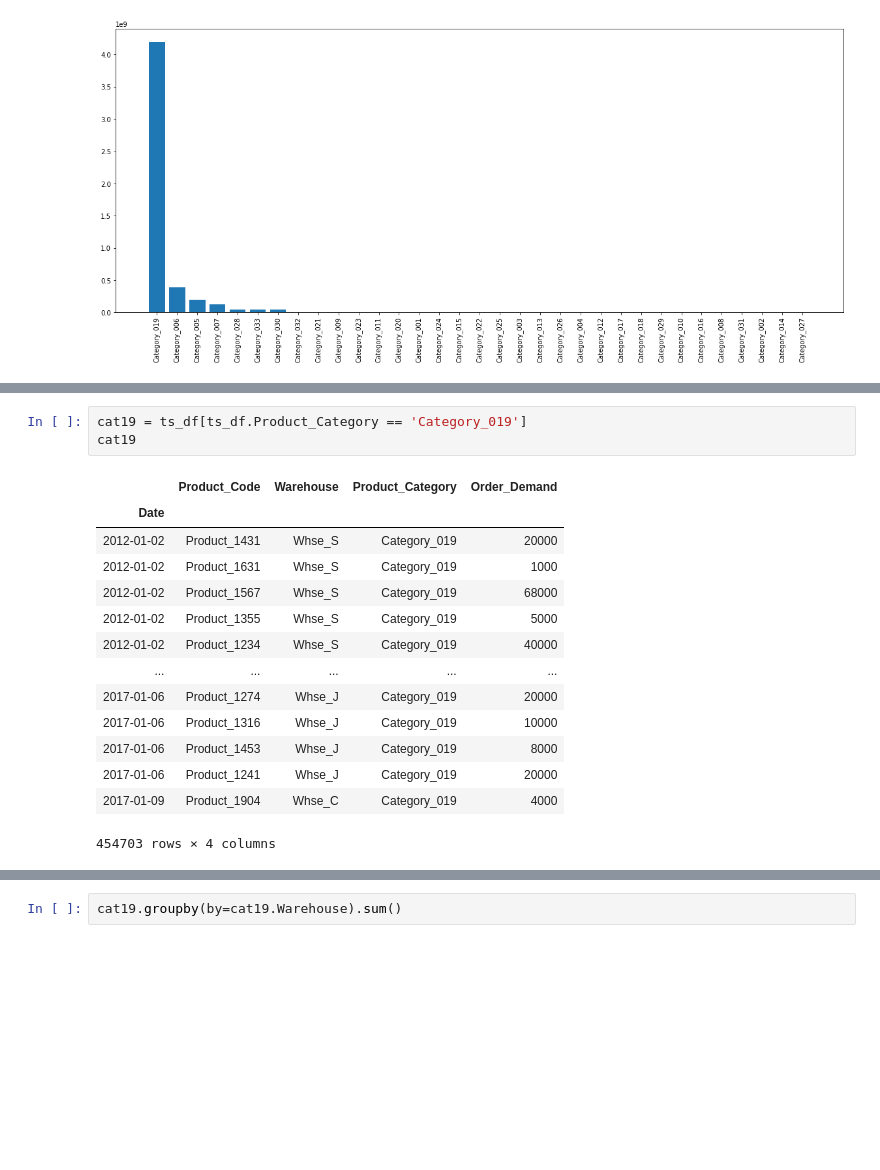
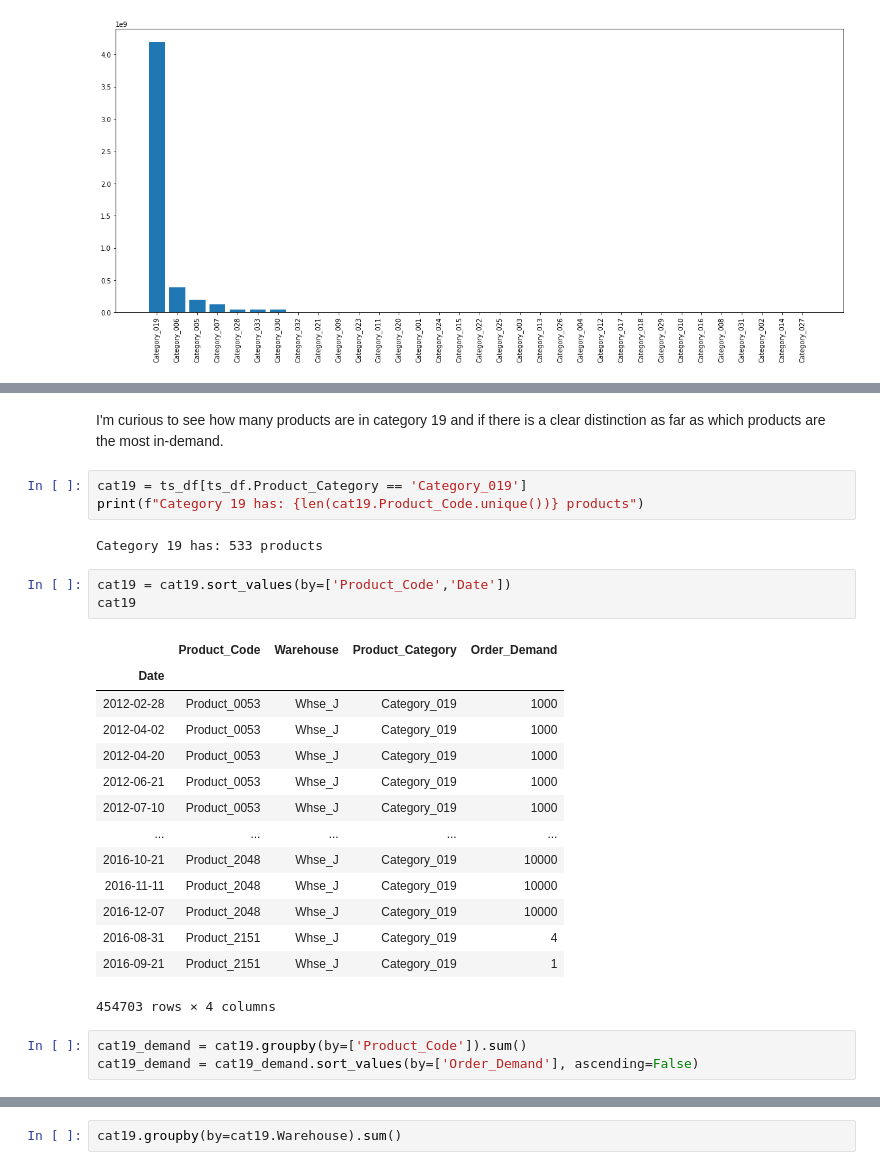
Before and after one commit to JessicaFB/Product-Demand-Forecasting, a Jupyter notebook: Predicting-Product-Demand.ipynb, the cells around one changed output, grey strips where cells are left out. Cells and saved outputs as stored; diff of their text form; blank space fills up the shorter version.

Commit message:
Working on category 19 products.

```diff
--- a/Predicting-Product-Demand.ipynb
+++ b/Predicting-Product-Demand.ipynb
@@ -606,21 +594,31 @@ plt.show()
 # %% [output]
 <Figure size 1800x576 with 0 Axes>
 [figure]
+# %% [markdown]
+I'm curious to see how many products are in category 19 and if there is a clear distinction as far as which products are the most in-demand.
 # %%
 cat19 = ts_df[ts_df.Product_Category == 'Category_019']
-cat19
+print(f"Category 19 has: {len(cat19.Product_Code.unique())} products")
 # %% [output]
-|  | Product_Code | Warehouse | Product_Category | Order_Demand |
-| Date |  |  |  |  |
-| 2012-01-02 | Product_1431 | Whse_S | Category_019 | 20000 |
-| 2012-01-02 | Product_1631 | Whse_S | Category_019 | 1000 |
-| 2012-01-02 | Product_1567 | Whse_S | Category_019 | 68000 |
-| 2012-01-02 | Product_1355 | Whse_S | Category_019 | 5000 |
-| 2012-01-02 | Product_1234 | Whse_S | Category_019 | 40000 |
-| ... | ... | ... | ... | ... |
-| 2017-01-06 | Product_1274 | Whse_J | Category_019 | 20000 |
-| 2017-01-06 | Product_1316 | Whse_J | Category_019 | 10000 |
-| 2017-01-06 | Product_1453 | Whse_J | Category_019 | 8000 |
-| 2017-01-06 | Product_1241 | Whse_J | Category_019 | 20000 |
-| 2017-01-09 | Product_1904 | Whse_C | Category_019 | 4000 |
-454703 rows × 4 columns
+Category 19 has: 533 products
+# %%
+cat19 = cat19.sort_values(by=['Product_Code','Date'])
+cat19
+# %% [output]
+|  | Product_Code | Warehouse | Product_Category | Order_Demand |
+| Date |  |  |  |  |
+| 2012-02-28 | Product_0053 | Whse_J | Category_019 | 1000 |
+| 2012-04-02 | Product_0053 | Whse_J | Category_019 | 1000 |
+| 2012-04-20 | Product_0053 | Whse_J | Category_019 | 1000 |
+| 2012-06-21 | Product_0053 | Whse_J | Category_019 | 1000 |
+| 2012-07-10 | Product_0053 | Whse_J | Category_019 | 1000 |
+| ... | ... | ... | ... | ... |
+| 2016-10-21 | Product_2048 | Whse_J | Category_019 | 10000 |
+| 2016-11-11 | Product_2048 | Whse_J | Category_019 | 10000 |
+| 2016-12-07 | Product_2048 | Whse_J | Category_019 | 10000 |
+| 2016-08-31 | Product_2151 | Whse_J | Category_019 | 4 |
+| 2016-09-21 | Product_2151 | Whse_J | Category_019 | 1 |
+454703 rows × 4 columns
+# %%
+cat19_demand = cat19.groupby(by=['Product_Code']).sum()
+cat19_demand = cat19_demand.sort_values(by=['Order_Demand'], ascending=False)
```
Also changed, not shown: parts of 5 cells of this notebook, 2 other files.
